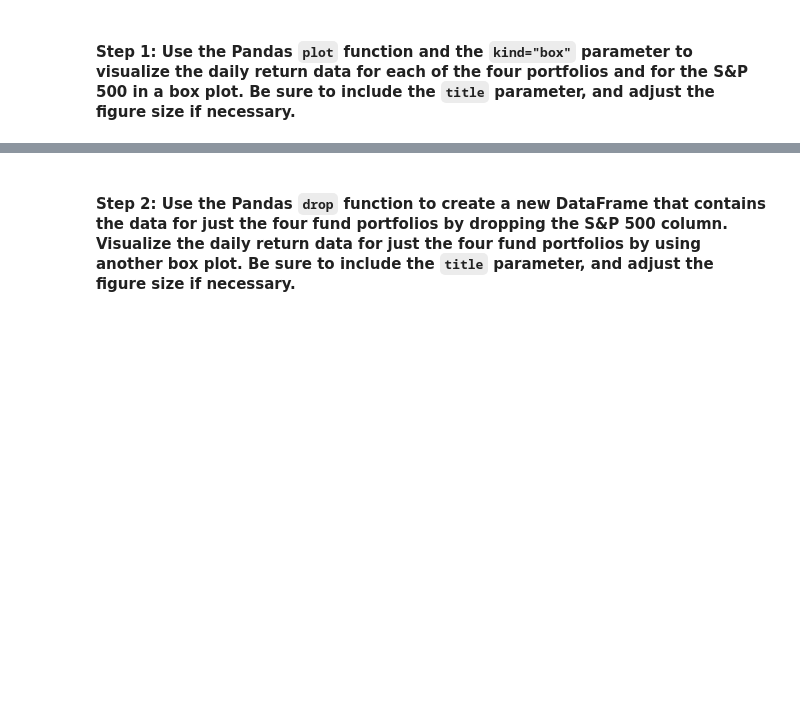
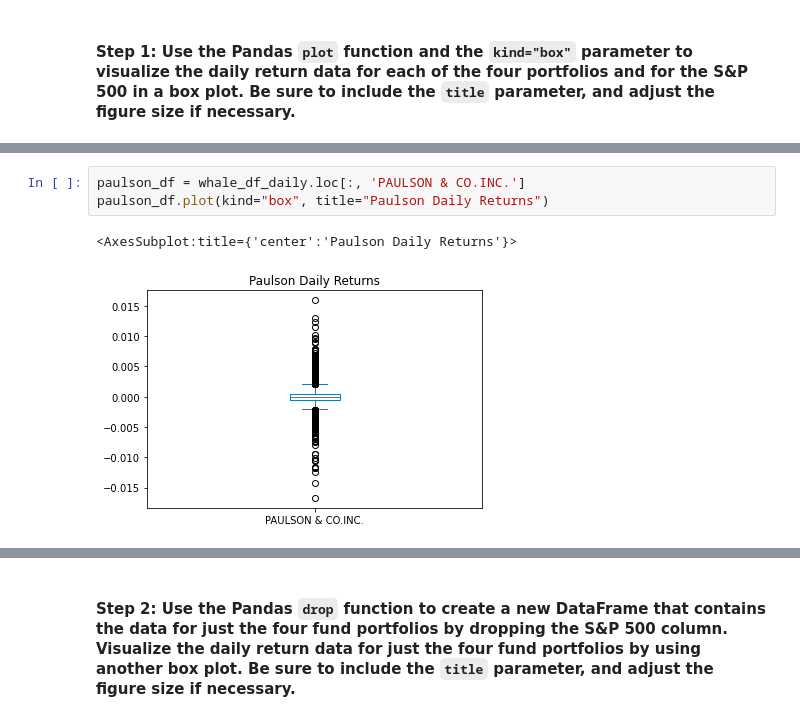
Before and after one commit to jblidell/Challenge_4, a Jupyter notebook: Starter_Code/risk_return_analysis.ipynb, the cells around one changed output, grey strips where cells are left out. Drawn from its saved outputs; the diff is of its cells as text; blank space fills up the shorter version.

```diff
--- a/Starter_Code/risk_return_analysis.ipynb
+++ b/Starter_Code/risk_return_analysis.ipynb
@@ -187,0 +208,6 @@ Analyze the volatility of each of the four fund portfolios and of the S&P 500 In
+# %%
+paulson_df = whale_df_daily.loc[:, 'PAULSON & CO.INC.']
+paulson_df.plot(kind="box", title="Paulson Daily Returns")
+# %% [output]
+<AxesSubplot:title={'center':'Paulson Daily Returns'}>
+[figure, added]
```
Also changed, not shown: parts of 10 cells of this notebook.
